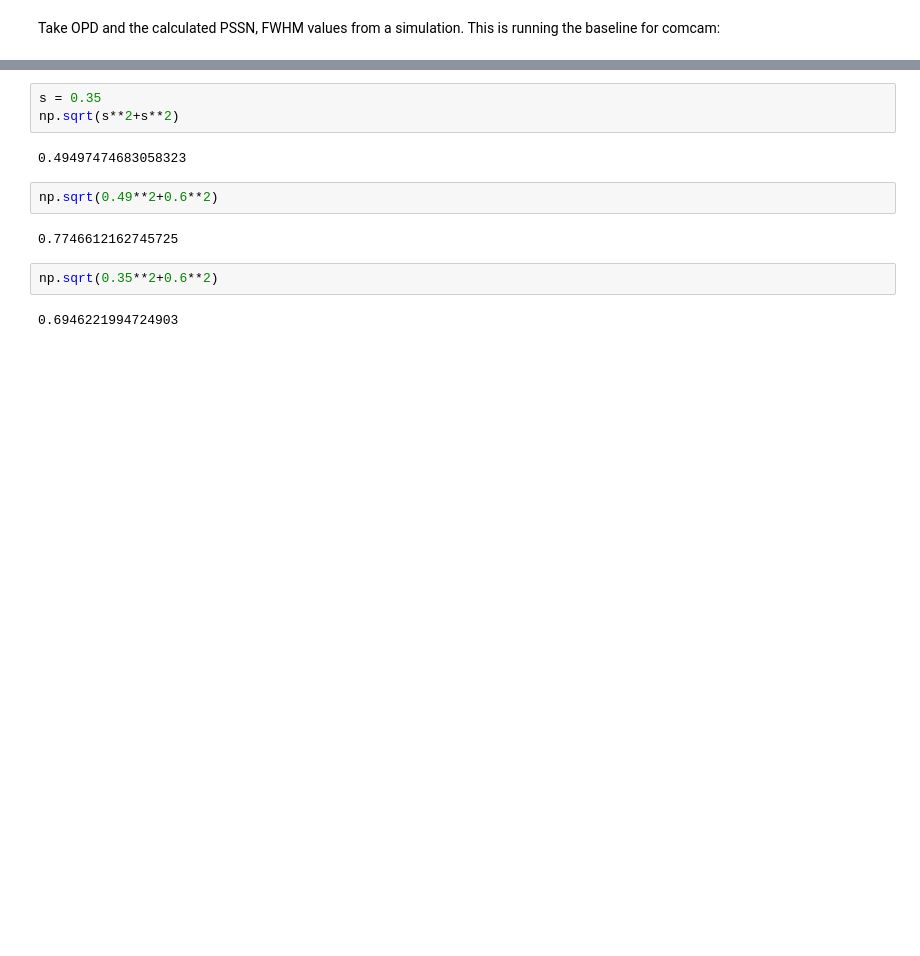
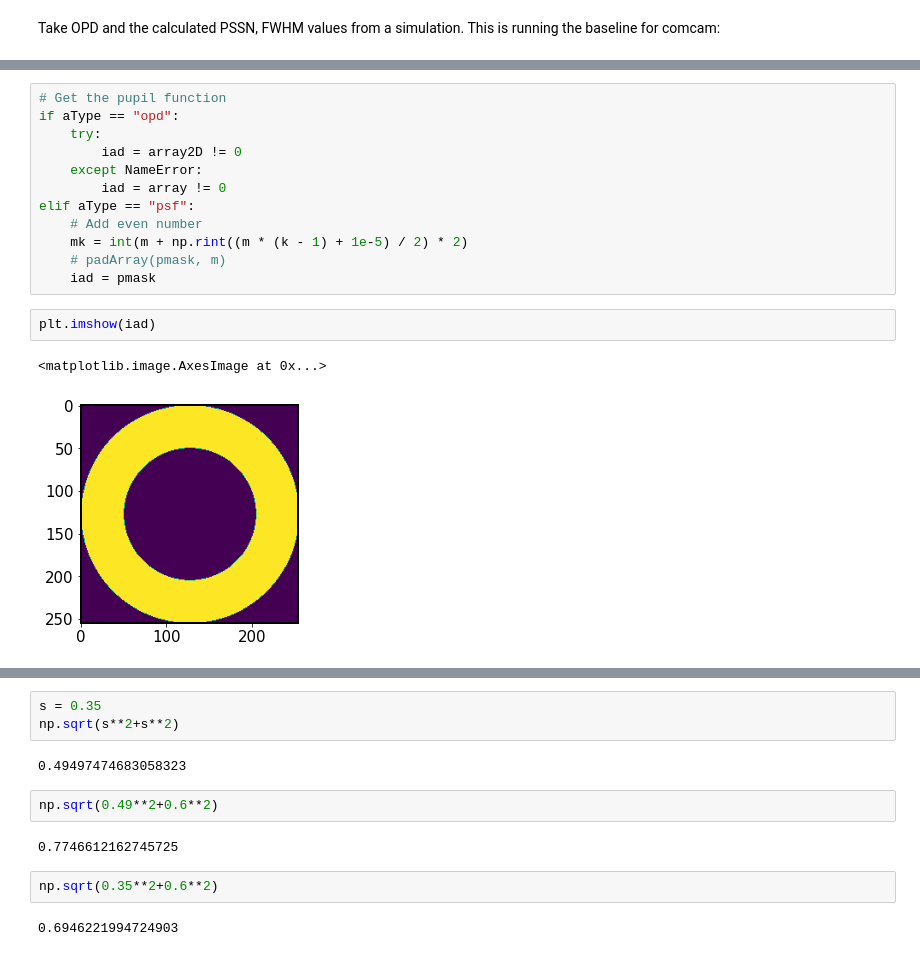
Before and after one commit to suberlak/AOS, a Jupyter notebook: AOS_OPD_FWHM_PSSN.ipynb, the cells around one changed output, grey strips where cells are left out. Saved outputs shown, nothing was run; the diff lists cells and outputs as text; blank space fills up the shorter version.

```diff
--- a/AOS_OPD_FWHM_PSSN.ipynb
+++ b/AOS_OPD_FWHM_PSSN.ipynb
@@ -117,0 +244,17 @@ import numpy as np
+# %%
+# Get the pupil function
+if aType == "opd":
+    try:
+        iad = array2D != 0
+    except NameError:
+        iad = array != 0
+elif aType == "psf":
+    # Add even number
+    mk = int(m + np.rint((m * (k - 1) + 1e-5) / 2) * 2)
+    # padArray(pmask, m)
+    iad = pmask
+# %%
+plt.imshow(iad)
+# %% [output]
+<matplotlib.image.AxesImage at 0x...>
+[figure, added]
```
Also changed, not shown: parts of 25 cells of this notebook.
